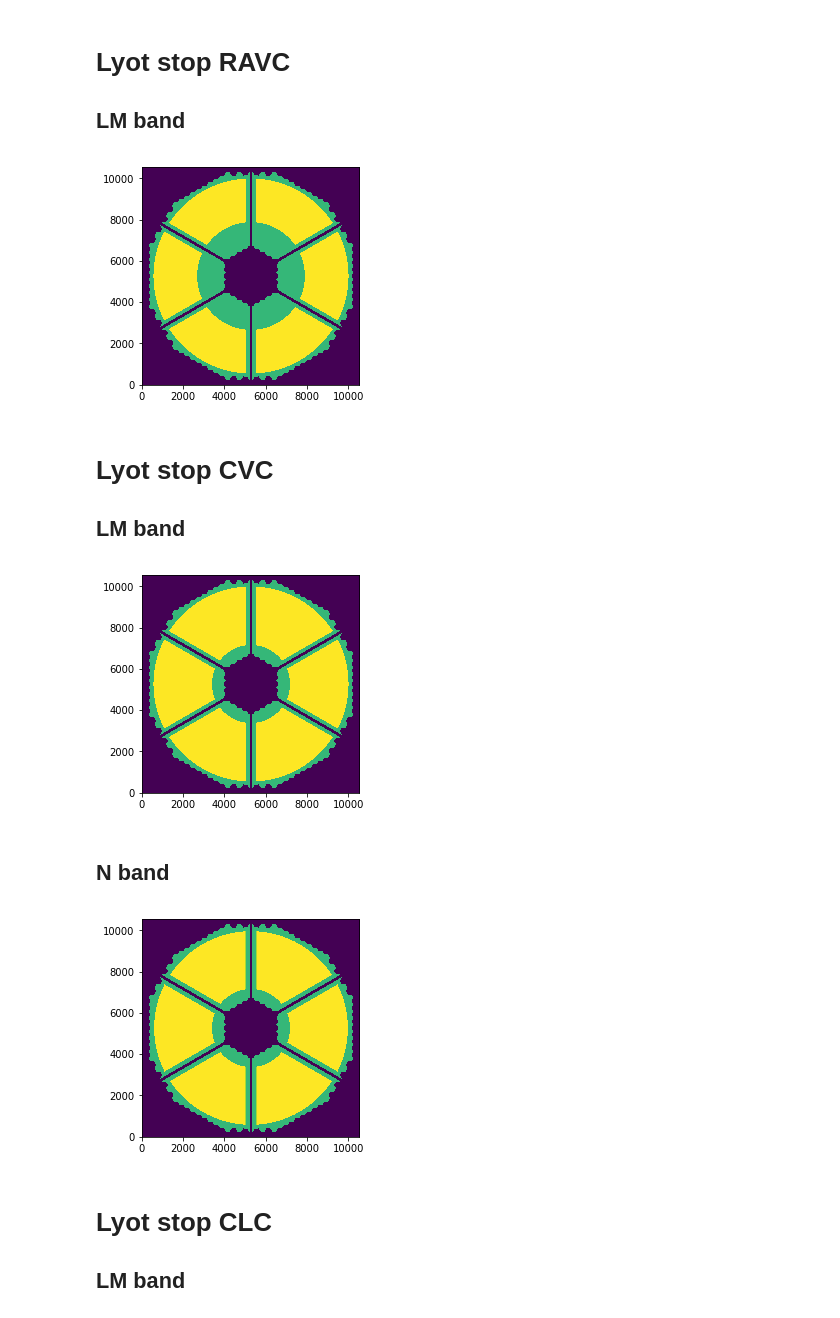
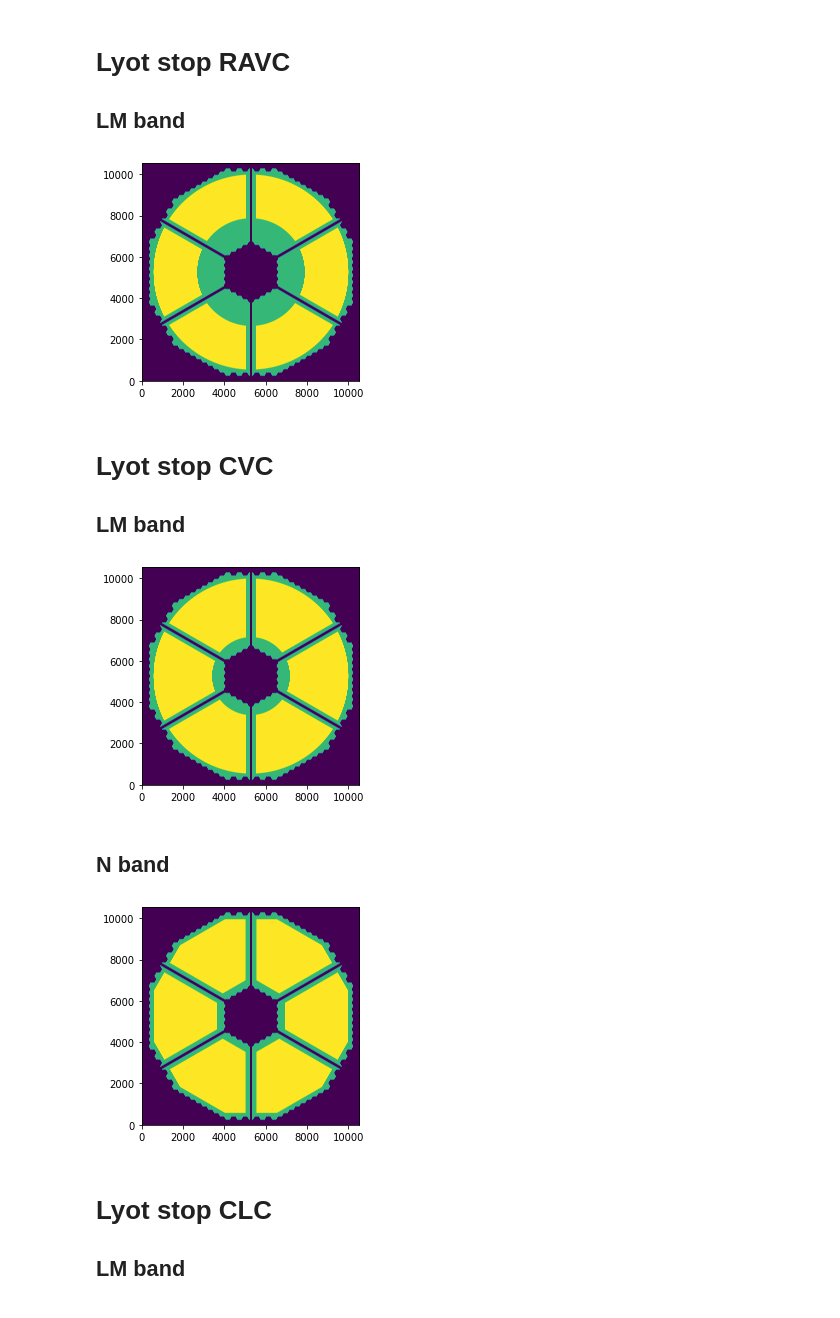
Before and after one commit to vortex-exoplanet/HEEPS, a Jupyter notebook: tools/create_lyotstops.ipynb, the cells around one changed output. Drawn from its saved outputs; the diff is of its cells as text; code cells hidden in the pictures.

```diff
--- a/tools/create_lyotstops.ipynb
+++ b/tools/create_lyotstops.ipynb
@@ -58,10 +58,10 @@ diam_allglass_RA_opt = 18.637
 # %% [markdown]
 # Check all-glass vs full-M1
 # %%
-fullM1 = np.float32(fits.getdata(os.path.join(folder, 'mask_M1.fits')))
-allglass = np.float32(fits.getdata(os.path.join(folder, 'mask_allglass.fits')))
-spiders = np.float32(fits.getdata(os.path.join(folder, 'SpiderShadow.fits')))
-plt.imshow(fullM1 - allglass/2)
+fullM1 = np.float32(fits.getdata('mask_M1.fits'))
+allglass = np.float32(fits.getdata('mask_allglass.fits'))
+spiders = np.float32(fits.getdata('SpiderShadow.fits'))
+plt.imshow(fullM1 - allglass/2, origin='lower')
 nimg = fullM1.shape[0]
 npupil = 1385
 # %% [output]
@@ -141,11 +141,10 @@ def create_ls(d_ext, d_int, ls_dRext, ls_dRint, ls_dRspi, circ_ext=True, \
 ls_params = (0.0291, 0.0291, 0.0317)
 npupil = 285
 mask = create_ls(diam_allglass_ext, diam_allglass_RA_opt, *ls_params)
-fits.writeto(os.path.join(folder, 'ls_LM_RAVC_%s_%s_%s_%s.fits'\
-    %(*ls_params, npupil)), resize_img(mask, npupil), overwrite=True)
-plt.imshow(fullM1*spiders + mask/2, origin=True);
+fits.writeto('ls_LM_RAVC_%s_%s_%s_%s.fits'%(*ls_params, npupil), resize_img(mask, npupil), overwrite=True)
+plt.imshow(fullM1*spiders + mask/2, origin='lower');
 # %% [output]
-[figure, old version]
+[figure, new version]
 # %% [markdown]
 # Lyot stop CVC
 ## LM band
@@ -153,22 +152,22 @@ plt.imshow(fullM1*spiders + mask/2, origin=True);
 ls_params = (0.0291, 0.08, 0.0317)
 npupil = 285
 mask = create_ls(diam_allglass_ext, diam_allglass_int, *ls_params)
-fits.writeto(os.path.join(folder, 'ls_LM_CVC_%s_%s_%s_%s.fits'\
-    %(*ls_params, npupil)), resize_img(mask, npupil), overwrite=True)
-plt.imshow(fullM1*spiders + mask/2, origin=True);
+fits.writeto('ls_LM_CVC_%s_%s_%s_%s.fits'%(*ls_params, npupil), resize_img(mask, npupil), overwrite=True)
+plt.imshow(fullM1*spiders + mask/2, origin='lower');
 # %% [output]
-[figure, old version]
+[figure, new version]
 # %% [markdown]
 ## N band
 # %%
 ls_params = (0.0356, 0.08, 0.0383)
 npupil = 119
-mask = create_ls(diam_allglass_ext, diam_allglass_int, *ls_params)
-fits.writeto(os.path.join(folder, 'ls_N_CVC_%s_%s_%s_%s.fits'\
-    %(*ls_params, npupil)), resize_img(mask, npupil), overwrite=True)
-plt.imshow(fullM1*spiders + mask/2, origin=True);
+#mask = create_ls(diam_allglass_ext, diam_allglass_int, *ls_params)
+#fits.writeto('ls_N_CVC_%s_%s_%s_%s.fits'%(*ls_params, npupil), resize_img(mask, npupil), overwrite=True)
+mask = create_ls(diam_allglass_ext, diam_allglass_int, circ_ext=False, circ_int=False, *ls_params)
+fits.writeto('ls_N_CVC_%s_%s_%s_%s_dodhex.fits'%(*ls_params, npupil), resize_img(mask, npupil), overwrite=True)
+plt.imshow(fullM1*spiders + mask/2, origin='lower');
 # %% [output]
-[figure, old version]
+[figure, new version]
 # %% [markdown]
 # Lyot stop CLC
 ## LM band
```
Also changed, not shown: parts of 6 cells of this notebook, 14 other files.
